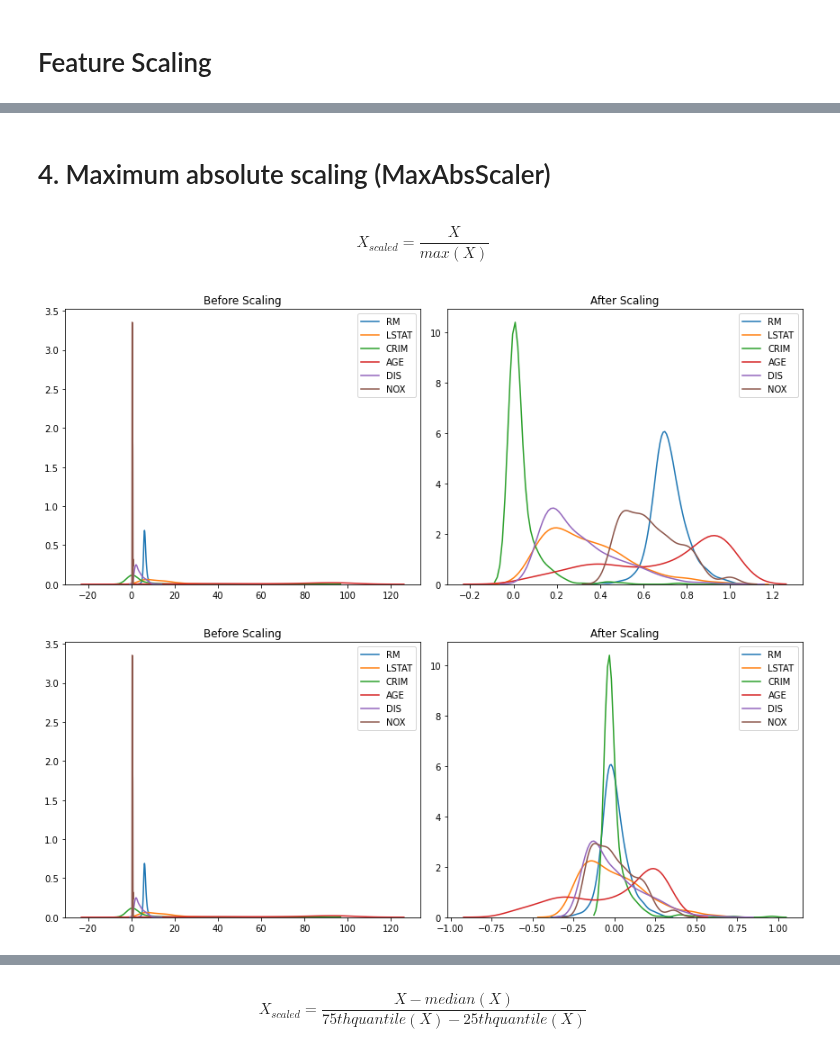
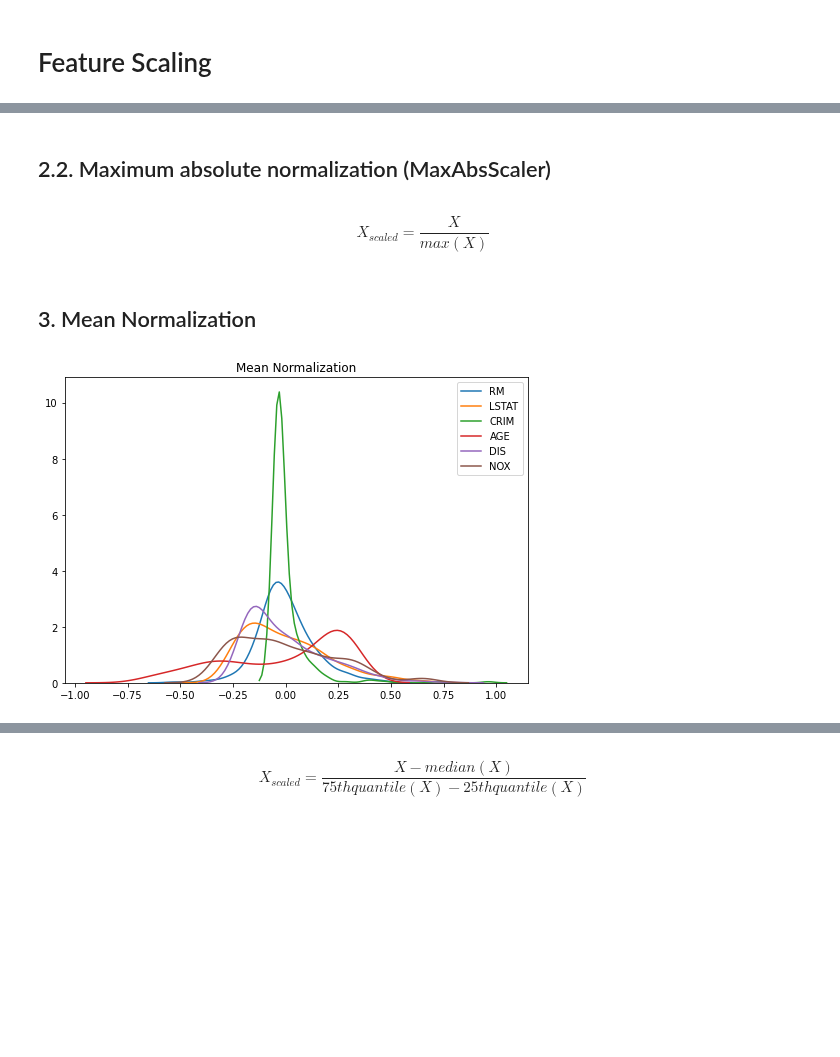
Before and after one commit to mkang32/feature-engineering, a Jupyter notebook: notebooks/6.feature_scaling/feature_scaling.ipynb, the cells around one changed output, grey strips where cells are left out. Saved outputs shown, nothing was run; the diff lists cells and outputs as text; code cells hidden in the pictures; blank space fills up the shorter version.

```diff
--- a/notebooks/6.feature_scaling/feature_scaling.ipynb
+++ b/notebooks/6.feature_scaling/feature_scaling.ipynb
@@ -234,4 +138,4 @@ plot(X_train, X_train_scaled)
 # %% [markdown]
-# 4. Maximum absolute scaling (MaxAbsScaler)
+## 2.2. Maximum absolute normalization (MaxAbsScaler)
 # %% [markdown]
 $$X_{scaled} = \frac{X}{max(X)}$$
@@ -244,10 +142,13 @@ X_train_scaled = pd.DataFrame(scaler.transform(X_train), columns=X_train.columns
-# %%
-plot(X_train, X_train_scaled)
-# %% [output]
-[figure, removed]
 # %%
+from sklearn.preprocessing import MaxAbsScaler
+
+scaler = MaxAbsScaler()
+scaler.fit(X_train)
+X_train_scaled = pd.DataFrame(scaler.transform(X_train), columns=X_train.columns)
+kdeplot(X_train_scaled, 'Maximum Absolute Scaler')
+
+
 # centering + MaxAbsScaling: center distribution at zero and then scale to its absolute maximum. recommended by sklearn
-
 scaler_mean = StandardScaler(with_mean=True, with_std=False)
 scaler_maxabs = MaxAbsScaler()
 
@@ -255,6 +156,6 @@ scaler_mean.fit(X_train)
 scaler_maxabs.fit(X_train)
 
 X_train_scaled = pd.DataFrame(scaler_maxabs.transform(scaler_mean.transform(X_train)), columns=X_train.columns)
-plot(X_train, X_train_scaled)
+kdeplot(X_train_scaled, 'Maximum Absolute Scaler')
-# %% [output]
-[figure, removed]
+# %% [markdown]
+## 3. Mean Normalization
@@ -261 +183,6 @@ plot(X_train, X_train_scaled)
+# %%
+# all from -1 to 0
+kdeplot(X_train_scaled, 'Mean Normalization')
+# %% [output]
+[figure, added]
 # %% [markdown]
```
Also changed, not shown: parts of 51 cells of this notebook.
